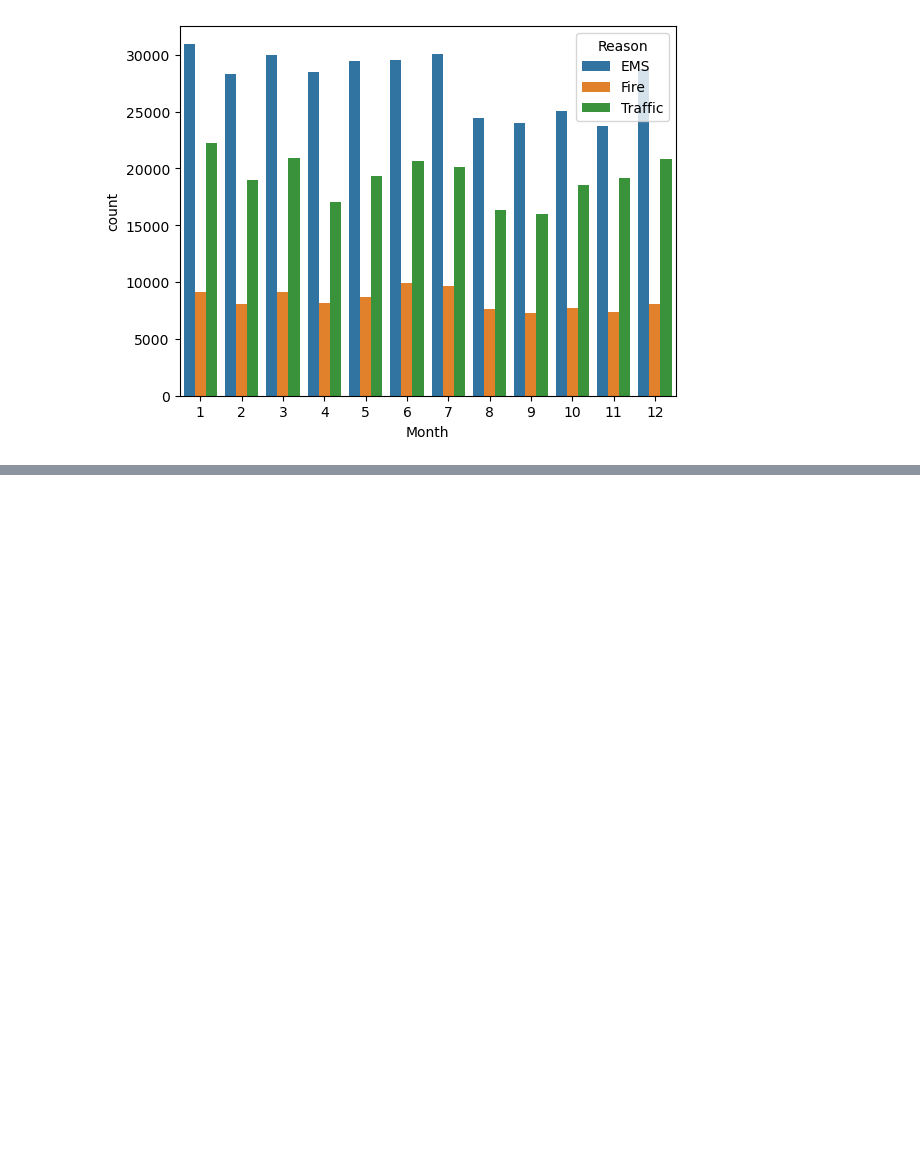
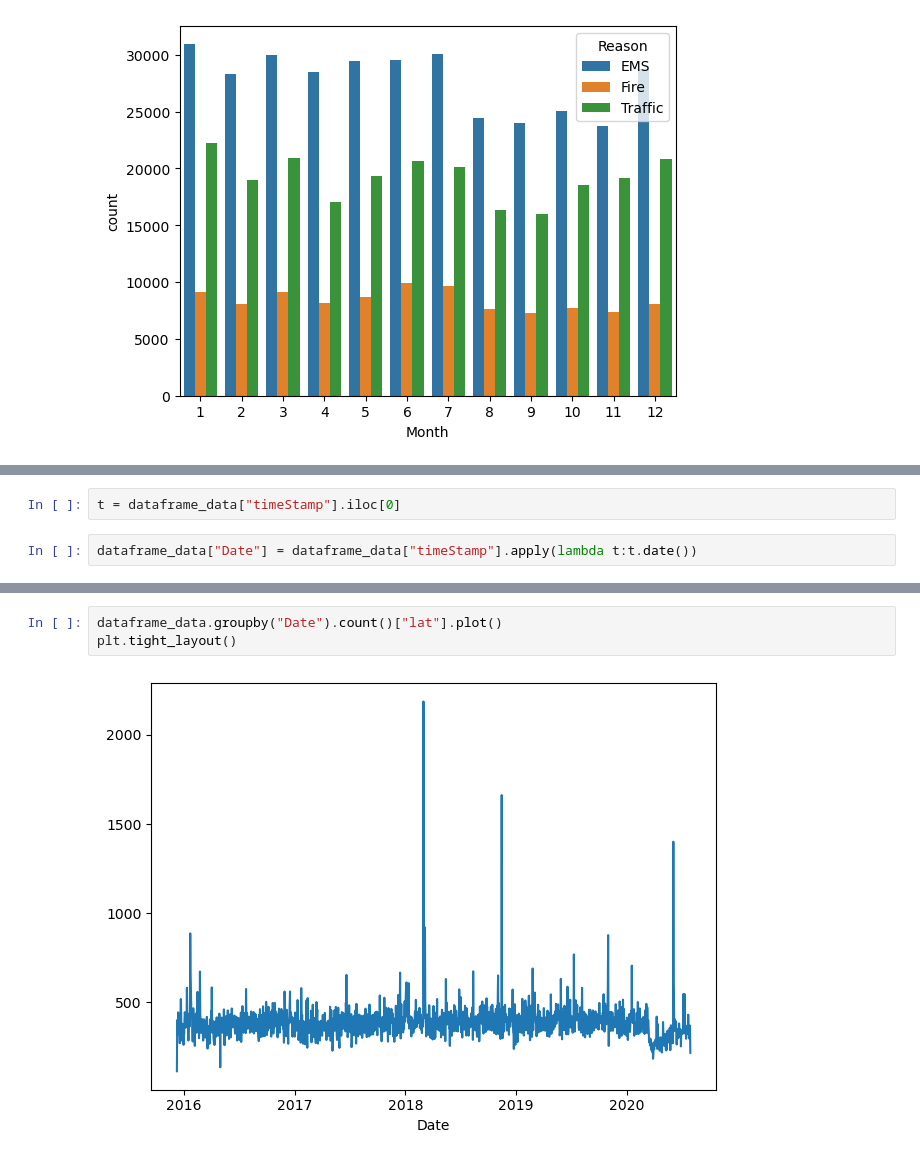
Before and after one commit to sakaifee/911_Call_EDA, a Jupyter notebook: 911_EDA.ipynb, the cells around one changed output, grey strips where cells are left out. Cells and saved outputs as stored; diff of their text form; blank space fills up the shorter version.

```diff
--- a/911_EDA.ipynb
+++ b/911_EDA.ipynb
@@ -147,0 +179,4 @@ sns.countplot(x="Month", data = dataframe_data, hue="Reason")
+# %%
+t = dataframe_data["timeStamp"].iloc[0]
+# %%
+dataframe_data["Date"] = dataframe_data["timeStamp"].apply(lambda t:t.date())
@@ -147,0 +192,5 @@ sns.countplot(x="Month", data = dataframe_data, hue="Reason")
+# %%
+dataframe_data.groupby("Date").count()["lat"].plot()
+plt.tight_layout()
+# %% [output]
+[figure, added]
```
Also changed, not shown: parts of 14 cells of this notebook.
